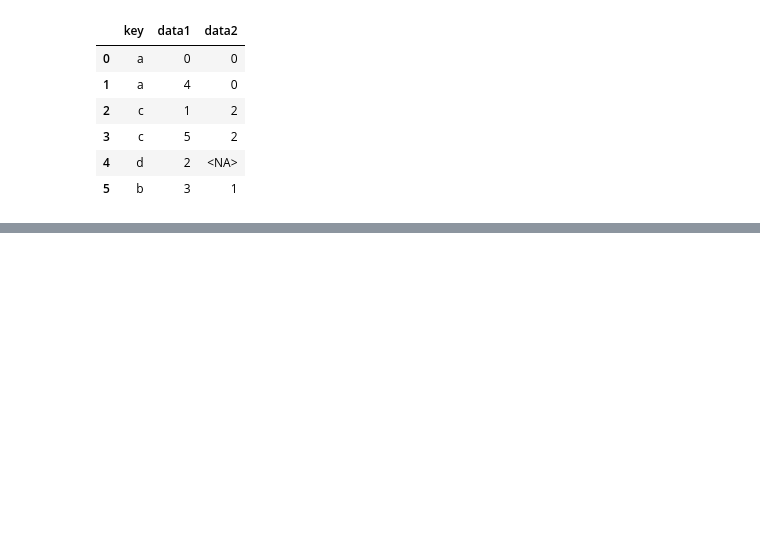
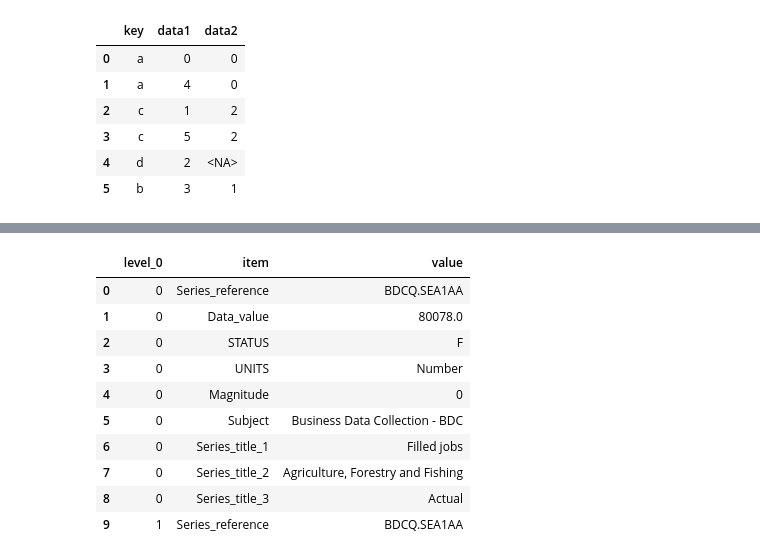
Before and after one commit to Kkhurana007/pythonfordataanalysis, a Jupyter notebook: semainedu19février/datawrangling_join_combine_reshape.ipynb, the cells around one changed output, grey strips where cells are left out. Drawn from its saved outputs; the diff is of its cells as text; code cells hidden in the pictures; blank space fills up the shorter version.

```diff
--- a/semainedu19février/datawrangling_join_combine_reshape.ipynb
+++ b/semainedu19février/datawrangling_join_combine_reshape.ipynb
@@ -333,0 +783,18 @@ pd.merge(df1, df2, how= 'outer')
+# %%
+long_data = (data.stack()
+            .reset_index()
+            .rename(columns = {0:'value'}))
+# %%
+long_data[:10]
+# %% [output]
+|  | level_0 | item | value |
+| 0 | 0 | Series_reference | BDCQ.SEA1AA |
+| 1 | 0 | Data_value | 80078.0 |
+| 2 | 0 | STATUS | F |
+| 3 | 0 | UNITS | Number |
+| 4 | 0 | Magnitude | 0 |
+| 5 | 0 | Subject | Business Data Collection - BDC |
+| 6 | 0 | Series_title_1 | Filled jobs |
+| 7 | 0 | Series_title_2 | Agriculture, Forestry and Fishing |
+| 8 | 0 | Series_title_3 | Actual |
+| 9 | 1 | Series_reference | BDCQ.SEA1AA |
```
Also changed, not shown: parts of 74 cells of this notebook, 3 other files.
